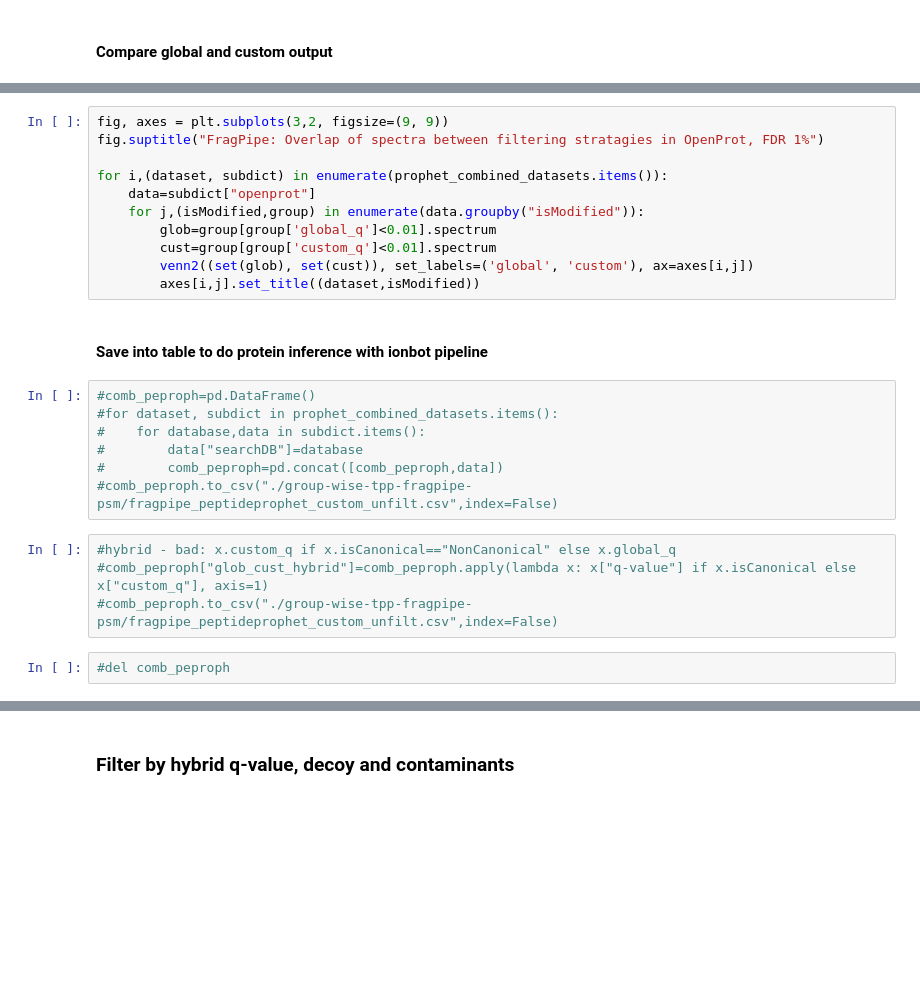
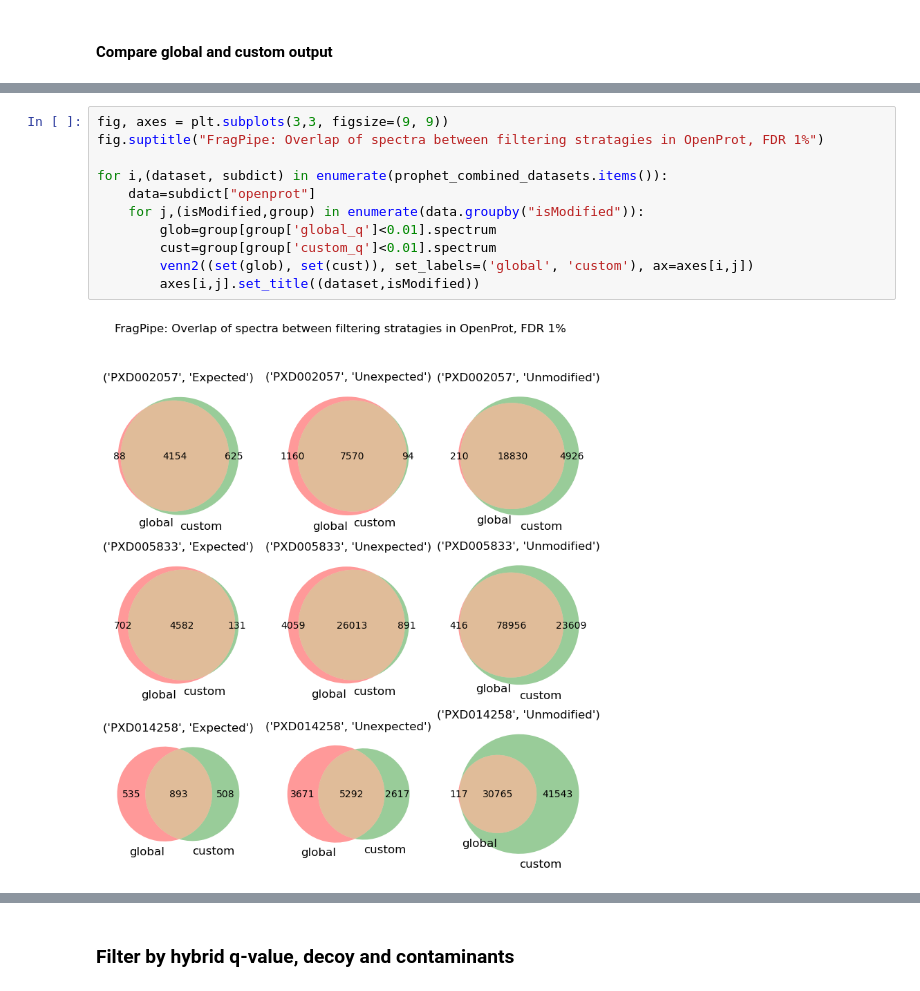
Before and after one commit to CompOmics/oui-discovery, a Jupyter notebook: oui-discovery-vv/explore-1-group-wise-fragpipe.ipynb, the cells around one changed output, grey strips where cells are left out. Saved outputs shown, nothing was run; the diff lists cells and outputs as text; blank space fills up the shorter version.

Commit message:
more on hybrid. VV

```diff
--- a/oui-discovery-vv/explore-1-group-wise-fragpipe.ipynb
+++ b/oui-discovery-vv/explore-1-group-wise-fragpipe.ipynb
@@ -389,26 +503,13 @@ plt.tight_layout()
 # %%
-fig, axes = plt.subplots(3,2, figsize=(9, 9))
+fig, axes = plt.subplots(3,3, figsize=(9, 9))
 fig.suptitle("FragPipe: Overlap of spectra between filtering stratagies in OpenProt, FDR 1%")
 
 for i,(dataset, subdict) in enumerate(prophet_combined_datasets.items()):
     data=subdict["openprot"]
     for j,(isModified,group) in enumerate(data.groupby("isModified")):
         glob=group[group['global_q']<0.01].spectrum
         cust=group[group['custom_q']<0.01].spectrum
         venn2((set(glob), set(cust)), set_labels=('global', 'custom'), ax=axes[i,j])
         axes[i,j].set_title((dataset,isModified))
+# %% [output]
+[figure, added]
-# %% [markdown]
-#### Save into table to do protein inference with ionbot pipeline
-# %%
-#comb_peproph=pd.DataFrame()
-#for dataset, subdict in prophet_combined_datasets.items():
-#    for database,data in subdict.items():
-#        data["searchDB"]=database
-#        comb_peproph=pd.concat([comb_peproph,data])
-#comb_peproph.to_csv("./group-wise-tpp-fragpipe-psm/fragpipe_peptideprophet_custom_unfilt.csv",index=False)
-# %%
-#hybrid - bad: x.custom_q if x.isCanonical=="NonCanonical" else x.global_q
-#comb_peproph["glob_cust_hybrid"]=comb_peproph.apply(lambda x: x["q-value"] if x.isCanonical else x["custom_q"], axis=1)
-#comb_peproph.to_csv("./group-wise-tpp-fragpipe-psm/fragpipe_peptideprophet_custom_unfilt.csv",index=False)
-# %%
-#del comb_peproph
```
Also changed, not shown: parts of 69 cells of this notebook, 11 other files.
